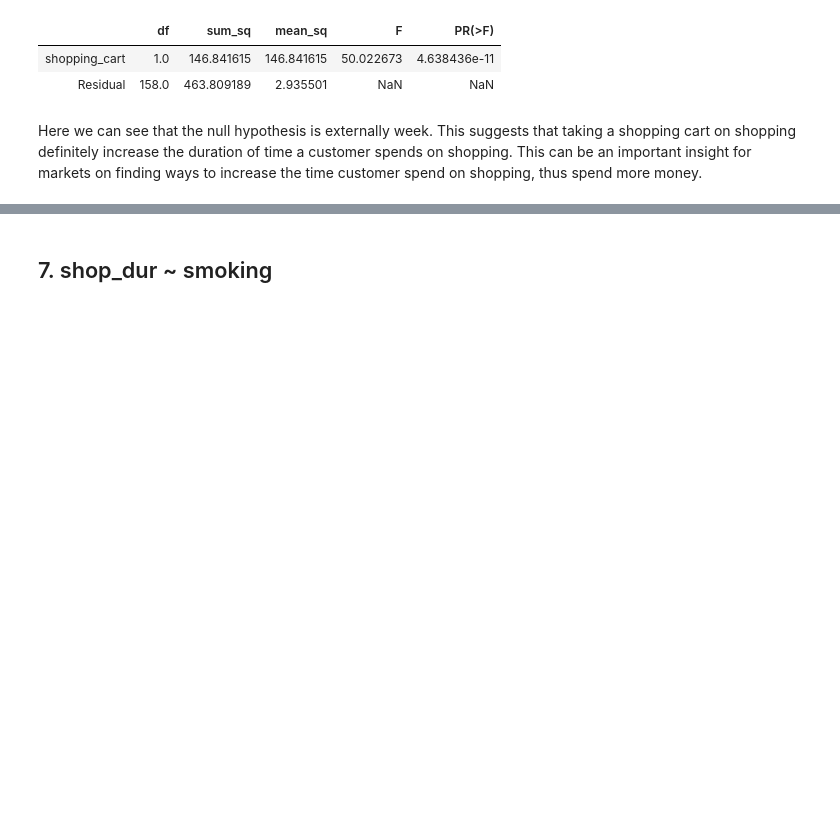
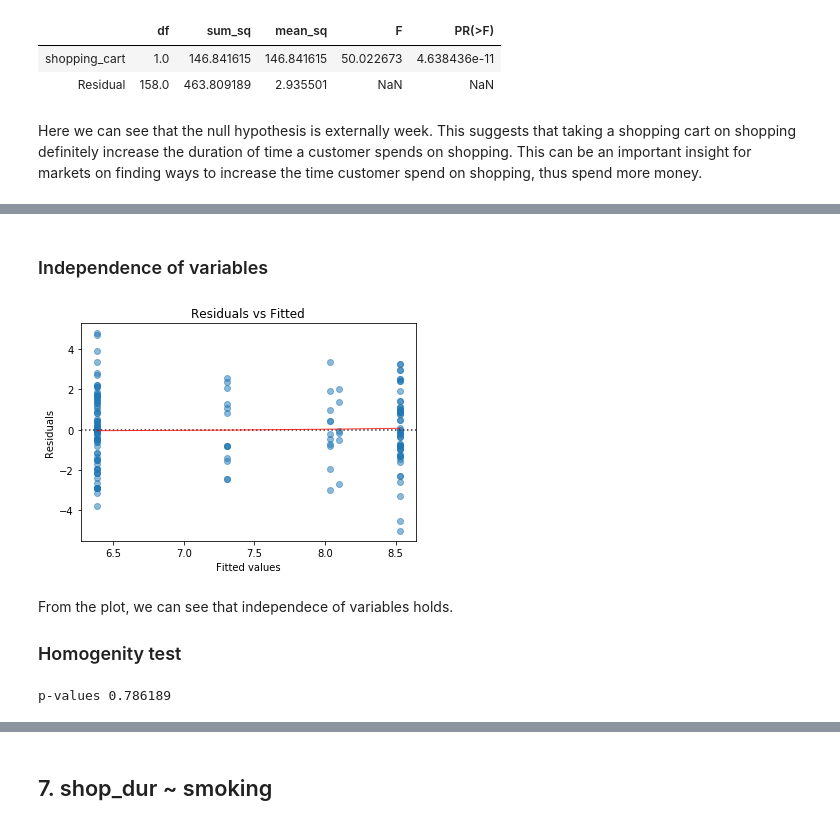
Before and after one commit to MhmudFwzi/customer_behavior_prediction, a Jupyter notebook: ANOVA - Test .ipynb, the cells around one changed output, grey strips where cells are left out. Cells and saved outputs as stored; diff of their text form; code cells hidden in the pictures; blank space fills up the shorter version.

```diff
--- a/ANOVA - Test .ipynb
+++ b/ANOVA - Test .ipynb
@@ -751,0 +772,21 @@ Here we can see that the null hypothesis is externally week. This suggests that
+# %% [markdown]
+### Independence of variables
+# %%
+independence_test(lm)
+# %% [output]
+[figure, added]
+# %% [markdown]
+From the plot, we can see that independece of variables holds.
+
+### Homogenity test
+# %%
+w, pvalue = stats.bartlett(data[data['weekday']=='friday']['shop_dur'],
+                           data[data['weekday']=='monday']['shop_dur'],
+                           data[data['weekday']=='saturday']['shop_dur'],
+                           data[data['weekday']=='thursday']['shop_dur'],
+                           data[data['weekday']=='tuesday']['shop_dur'],
+                           data[data['weekday']=='wednesday']['shop_dur']
+                          )
+print('p-values %.6f' % pvalue)
+# %% [output]
+p-values 0.786189
```
Also changed, not shown: parts of 50 cells of this notebook.
